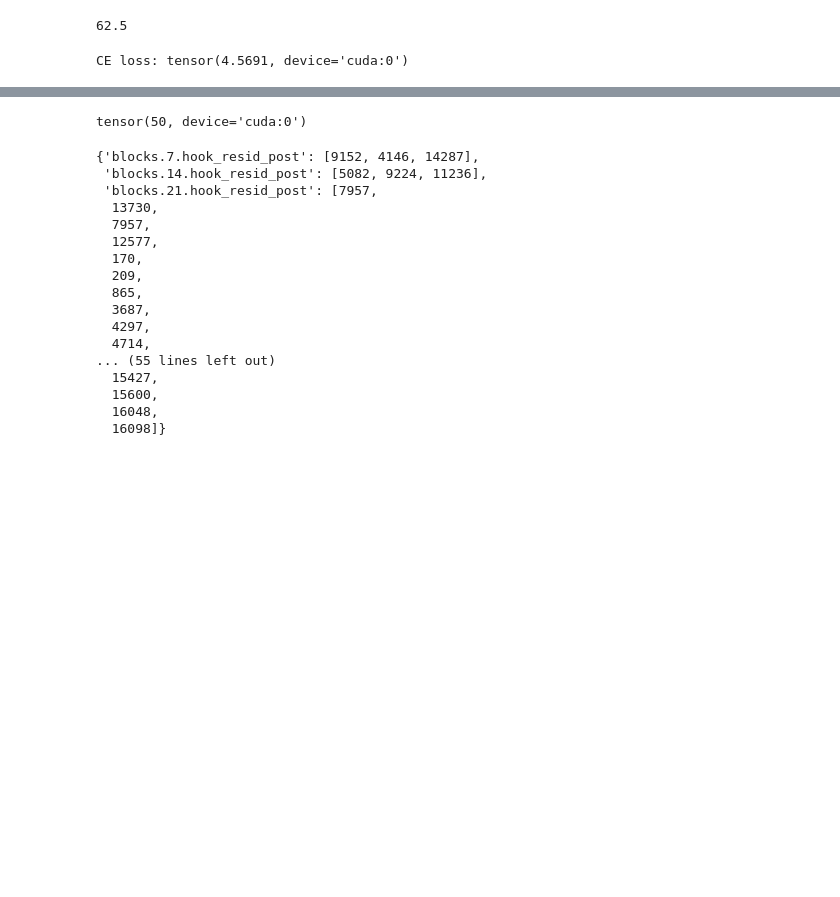
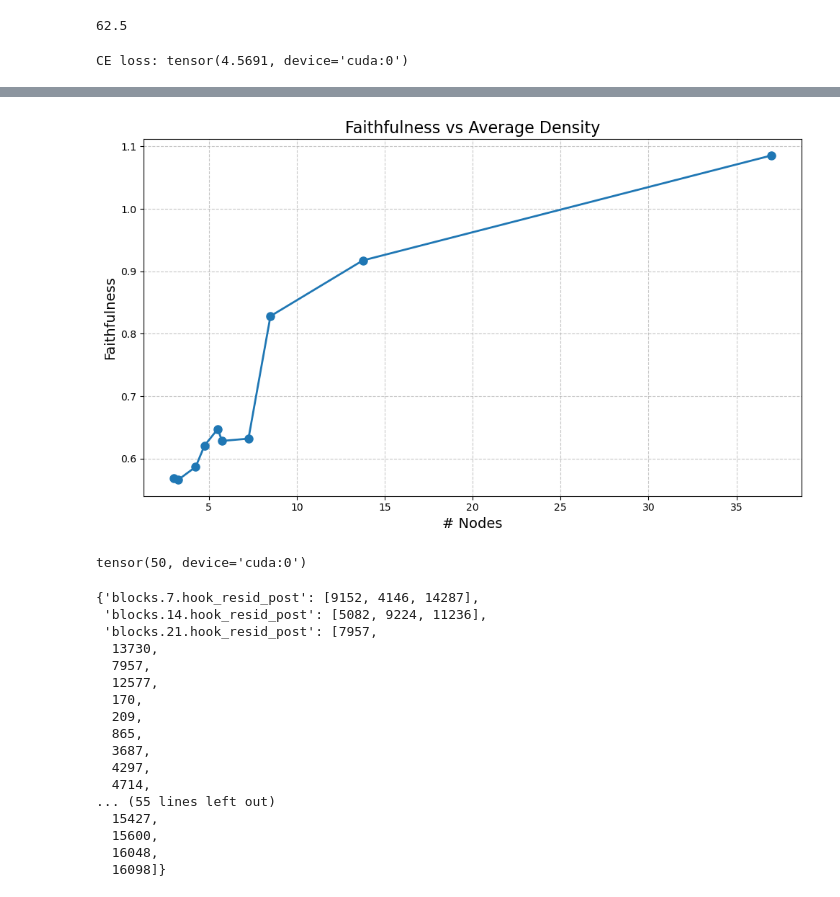
Before and after one commit to NainaniJatinZ/ScalableSAECircuits, a Jupyter notebook: sva.ipynb, the cells around one changed output, grey strips where cells are left out. Saved outputs shown, nothing was run; the diff lists cells and outputs as text; code cells hidden in the pictures; blank space fills up the shorter version.

Commit message:
faithfulness test

```diff
--- a/sva.ipynb
+++ b/sva.ipynb
@@ -232,6 +257,7 @@ with open(file_path, 'r') as file:
 for entry in data:
     print(entry)
     break
+example_length = 7
 # %% [output]
 {'clean_prefix': 'The friends that the dancer visits', 'patch_prefix': 'The friend that the dancer visits', 'clean_answer': ' go', 'patch_answer': ' goes', 'case': 'plural_singular'}
 # %%
@@ -621,0 +668,9 @@ Run summary:
+# %%
+num_runs = 10
+start = 0.05
+end = 1
+step = (end-start)/num_runs
+
+for i in range(num_runs):
+    sparsity_multiplier = start + i*step
+    do_training_run(clean_tokens, clean_label_tokens, corr_label_tokens, sparsity_multiplier, example_length=7, loss_function="ce", per_token_mask=True, use_mask=True, mean_mask=True)
@@ -622,3 +703,40 @@ Run summary:
+# %%
+num_runs = 10
+start = 0.05
+end = 1
+step = (end-start)/num_runs
+nnodes = []
+faithfulness = []
+for i in range(num_runs):
+    sparsity_multiplier = start + i*step
+    bdir = f"masks/sva/rc/{str(sparsity_multiplier)}_run/{str(sparsity_multiplier)}_run.json"
+    # load the dict
+    with open(bdir, 'r') as file:
+        mask_dict = json.load(file)
+    nnodes.append(mask_dict['avg_density'])
+    faithfulness.append(mask_dict['faithfulness'])
+# %%
+plt.figure(figsize=(10, 6))
+plt.plot(nnodes, faithfulness, marker='o', linestyle='-', linewidth=2, markersize=8)
+
+# Add grid for better readability
+plt.grid(visible=True, linestyle='--', alpha=0.7)
+
+# Highlight data points
+# for x, y in zip(nnodes, faithfulness):
+#     plt.scatter(x, y, color='red', edgecolor='black', zorder=5)
+#     plt.text(x, y + 0.02, f'({x:.2f}, {y:.2f})', fontsize=9, ha='center')
+
+# Add labels and title
+plt.xlabel("# Nodes", fontsize=14)
+plt.ylabel("Faithfulness", fontsize=14)
+plt.title("Faithfulness vs Average Density", fontsize=16)
+
+# Show the plot
+plt.tight_layout()
+plt.show()
+# %% [output]
+[figure, added]
 # %%
 (saes[3].mask.mask > 0).sum()
 # %% [output]
```
Also changed, not shown: parts of 12 cells of this notebook, 13 other files.
